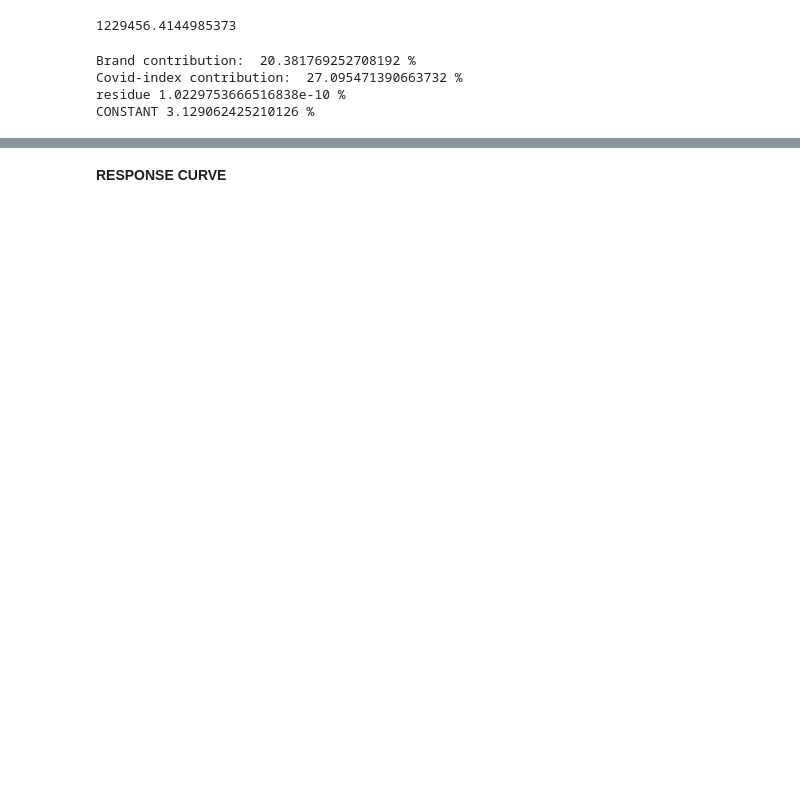
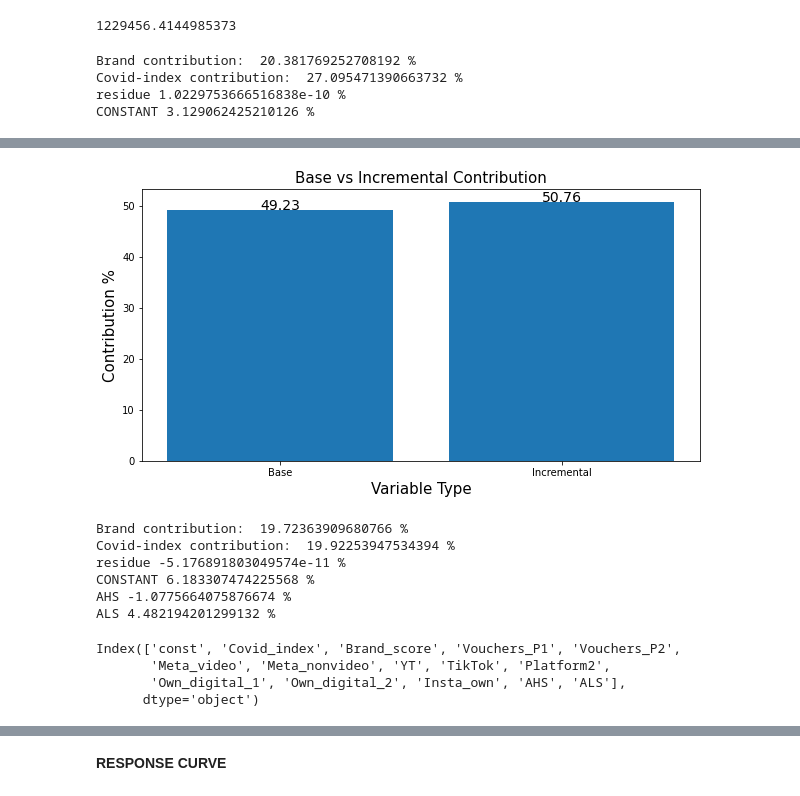
Before and after one commit to Akash743/Mathematical-Optimization, a Jupyter notebook: Testing_final.ipynb, the cells around one changed output, grey strips where cells are left out. Drawn from its saved outputs; the diff is of its cells as text; code cells hidden in the pictures; blank space fills up the shorter version.

```diff
--- a/Testing_final.ipynb
+++ b/Testing_final.ipynb
@@ -844,3 +827,5 @@ yf = dt[['DAU']]
 #        'EndPeriod',"Week",'DAU',
 #        "Own_digital_1","Own_digital_2","Insta_own"],axis=1)  #,"PERMKT_E2_type7_E3_mega_net_hlflfe12_satpnt0.6_stpness1.25","Covid_index","Platform1"
 # yf = dt[['DAU']]
+# %%
+xff = pd.concat([xf,dec2[['AHS','ALS']]],axis=1)
@@ -848,3 +842,12 @@ yf = dt[['DAU']]
 xf.shape,yf.shape
 # %% [output]
 ((700, 12), (700, 1))
+# %%
+xf = sm.add_constant(xf)
+modelf = sm.OLS(yf,xf)
+# %%
+xff = sm.add_constant(xff)
+modelff = sm.OLS(yf,xff)
+resultsff = modelff.fit()
+resultsff.params
+print(resultsff.summary())
@@ -909,3 +930,11 @@ dec.head(10)
 | 7 | 83067.261403 | 44172.671075 | 313797.559353 | 93920.032426 | 0.0 | 762.500476 | 134.039071 | 73.141078 | ... |
 | 8 | 83067.261403 | 44172.671075 | 312455.386985 | 113490.581396 | 0.0 | 762.500476 | 134.039071 | 73.141078 | ... |
 | 9 | 83067.261403 | 44172.671075 | 312206.547039 | 108761.443839 | 0.0 | 762.500476 | 134.039071 | 73.141078 | ... |
+# %%
+#Decomps with AHS, ALS
+
+decf = pd.DataFrame()
+for i in range(len(xff.columns)):
+  decf[xff.columns[i]] = xff[xff.columns[i]] * resultsff.params.values[i]
+
+decf.head(10)
@@ -945,0 +1063,22 @@ CONSTANT 3.129062425210126 %
+# %%
+def addlabels(x,y):
+    for i in range(len(x)):
+        plt.text(i, y[i], y[i], ha = 'center',size=14)
+
+x=['Base','Incremental']
+y=[49.23,50.76]
+plt.figure(figsize = (10, 5))
+plt.bar(x,y)
+addlabels(x, y)
+
+# giving title to the plot
+plt.title("Base vs Incremental Contribution",size=15)
+
+# giving X and Y labels
+plt.xlabel("Variable Type",size=15)
+plt.ylabel("Contribution %",size=15)
+
+# visualizing the plot
+plt.show()
+# %% [output]
+[figure, added]
@@ -945,0 +1088,23 @@ CONSTANT 3.129062425210126 %
+# %%
+## with ALS, AHS
+
+print('Brand contribution: ',np.sum(decf['Brand_score'])/sum(decf.sum(axis=0))*100,'%')
+print('Covid-index contribution: ',np.sum(decf['Covid_index'])/sum(decf.sum(axis=0))*100,'%')
+print('residue',(np.sum(decf['Residual'])/sum(decf.sum(axis=0)))*100,'%')
+print('CONSTANT',(np.sum(decf['const'])/sum(decf.sum(axis=0)))*100,'%')
+print('AHS',(np.sum(decf['AHS'])/sum(decf.sum(axis=0)))*100,'%')
+print('ALS',(np.sum(decf['ALS'])/sum(decf.sum(axis=0)))*100,'%')
+# %% [output]
+Brand contribution:  19.72363909680766 %
+Covid-index contribution:  19.92253947534394 %
+residue -5.176891803049574e-11 %
+CONSTANT 6.183307474225568 %
+AHS -1.0775664075876674 %
+ALS 4.482194201299132 %
+# %%
+decf.columns[:-1]
+# %% [output]
+Index(['const', 'Covid_index', 'Brand_score', 'Vouchers_P1', 'Vouchers_P2',
+       'Meta_video', 'Meta_nonvideo', 'YT', 'TikTok', 'Platform2',
+       'Own_digital_1', 'Own_digital_2', 'Insta_own', 'AHS', 'ALS'],
+      dtype='object')
```
Also changed, not shown: parts of 50 cells of this notebook.
